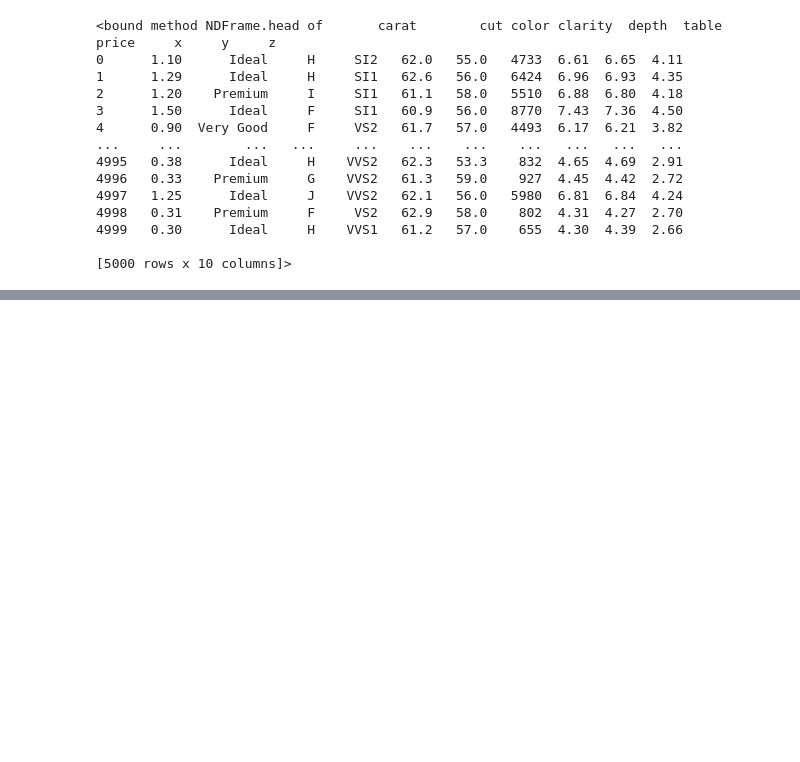
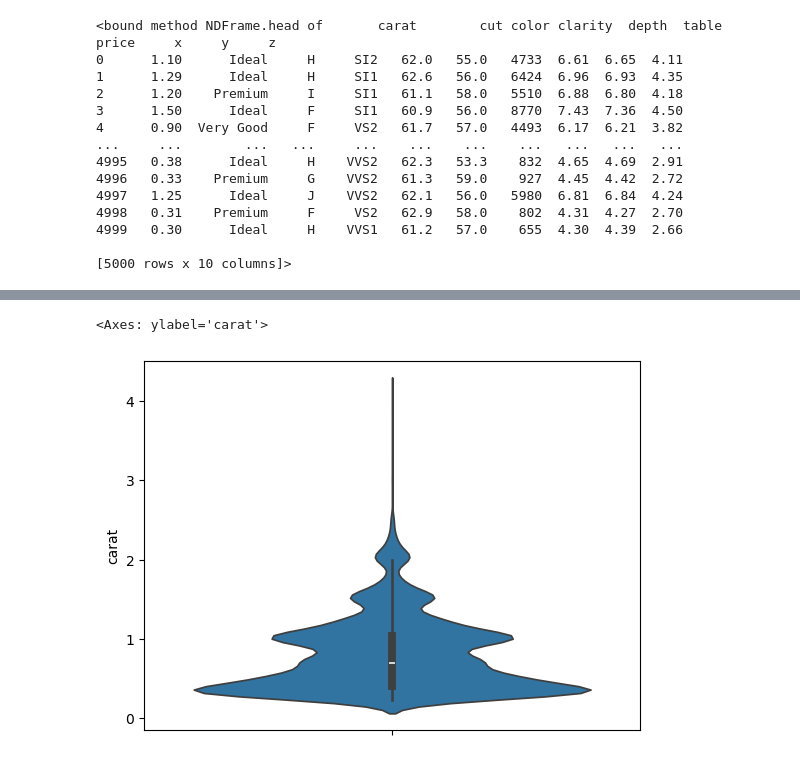
Before and after one commit to matiasmilla/xtream-ai-assignment-engineer, a Jupyter notebook: diamond_price_prediction.ipynb, the cells around one changed output, grey strips where cells are left out. Cells and saved outputs as stored; diff of their text form; code cells hidden in the pictures; blank space fills up the shorter version.

```diff
--- a/diamond_price_prediction.ipynb
+++ b/diamond_price_prediction.ipynb
@@ -21,0 +83,5 @@ df.head
+# %%
+sns.violinplot(df['carat'])
+# %% [output]
+<Axes: ylabel='carat'>
+[figure, added]
```
Also changed, not shown: parts of 16 cells of this notebook.
